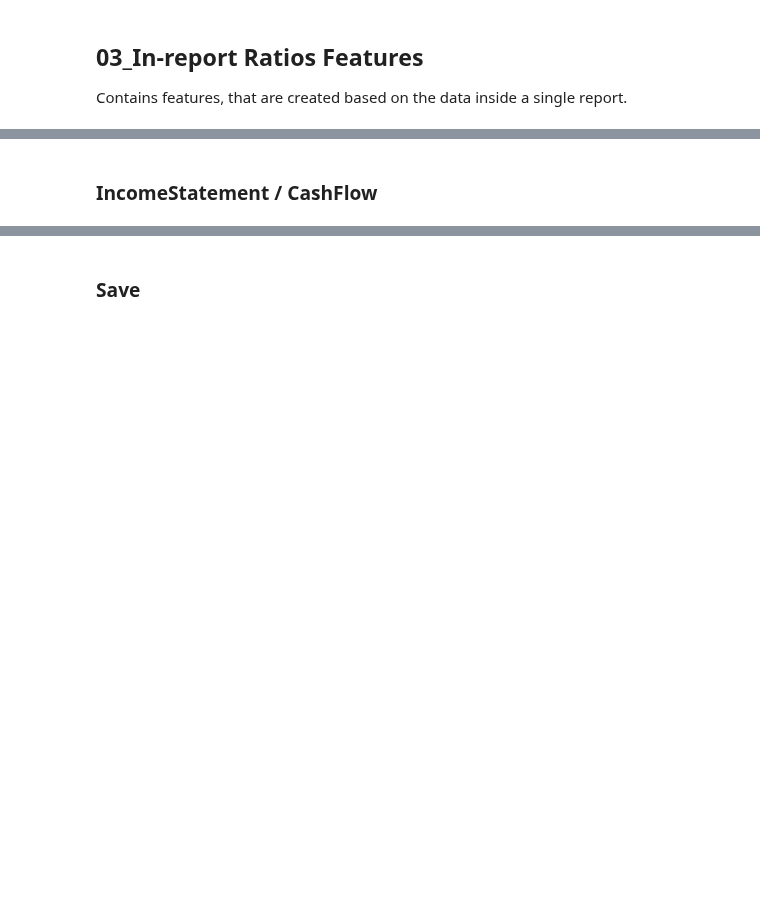
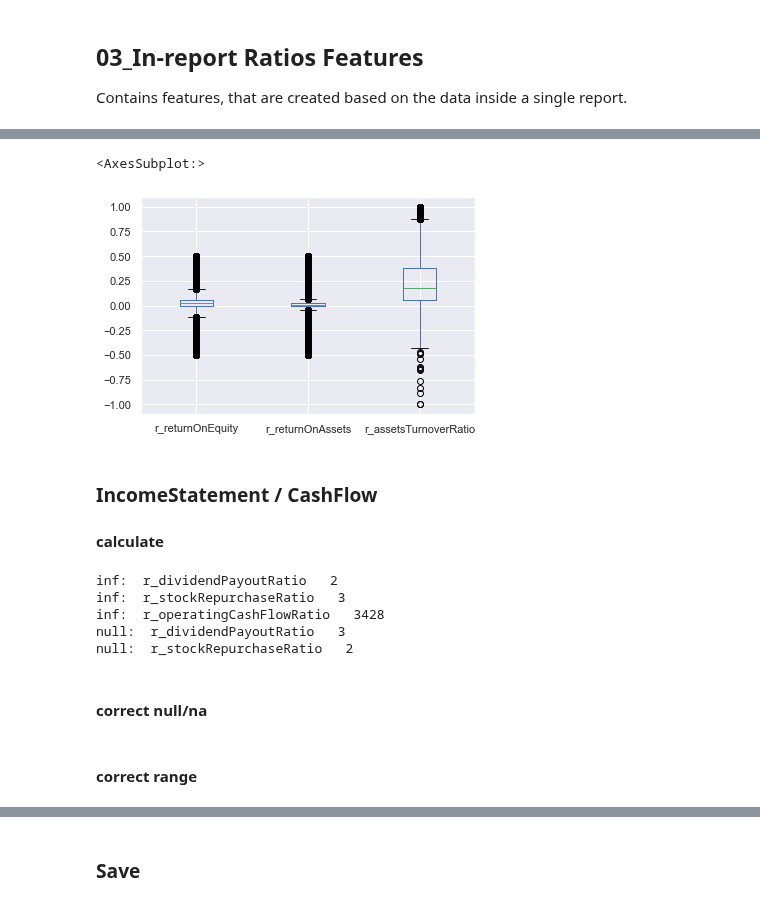
Before and after one commit to HansjoergW/bfh_mt_hs2020_sec_data, a Jupyter notebook: 07_Features.ipynb, the cells around one changed output, grey strips where cells are left out. Saved outputs shown, nothing was run; the diff lists cells and outputs as text; code cells hidden in the pictures; blank space fills up the shorter version.

```diff
--- a/07_Features.ipynb
+++ b/07_Features.ipynb
@@ -146,3 +278,5 @@ df['r_extFinancingIndexRatio'] = df.CashFromFinancing / df.CashFromOperating
+# %%
+isbs_ratio_cols = ['r_returnOnEquity','r_returnOnAssets','r_assetsTurnoverRatio']
 # %%
 # ReturnOnEquity = NetIncome / (Average) Equity
 df['r_returnOnEquity'] = df.NetIncomeLoss_hj / df.Equity_hj
@@ -154,0 +303,5 @@ df['r_assetsTurnoverRatio'] = df.Revenues_hj / df.Assets
+# %%
+df[isbs_ratio_cols].plot.box()
+# %% [output]
+<AxesSubplot:>
+[figure, added]
@@ -155,2 +312,3 @@ df['r_assetsTurnoverRatio'] = df.Revenues_hj / df.Assets
 # %% [markdown]
 ### IncomeStatement / CashFlow
+#### calculate
@@ -163,3 +323,15 @@ df['r_stockRepurchaseRatio'] = df.PaymentsForRepurchaseOfStockTotal_hj / df.NetI
 
 # Operating Cash Flow Ratio = CashFromOperations / Revenue
 df['r_operatingCashFlowRatio'] = df.CashFromOperating / df.Revenues_hj
+# %%
+# check for null/nan and inf values
+print_inf_counts(df, iscf_ratio_cols)
+print_null_counts(df, iscf_ratio_cols)
+# %% [output]
+inf:  r_dividendPayoutRatio   2
+inf:  r_stockRepurchaseRatio   3
+inf:  r_operatingCashFlowRatio   3428
+null:  r_dividendPayoutRatio   3
+null:  r_stockRepurchaseRatio   2
+# %% [markdown]
+#### correct null/na
@@ -165,0 +344,2 @@ df['r_operatingCashFlowRatio'] = df.CashFromOperating / df.Revenues_hj
+# %% [markdown]
+#### correct range
```
Also changed, not shown: parts of 56 cells of this notebook, 13 other files.
